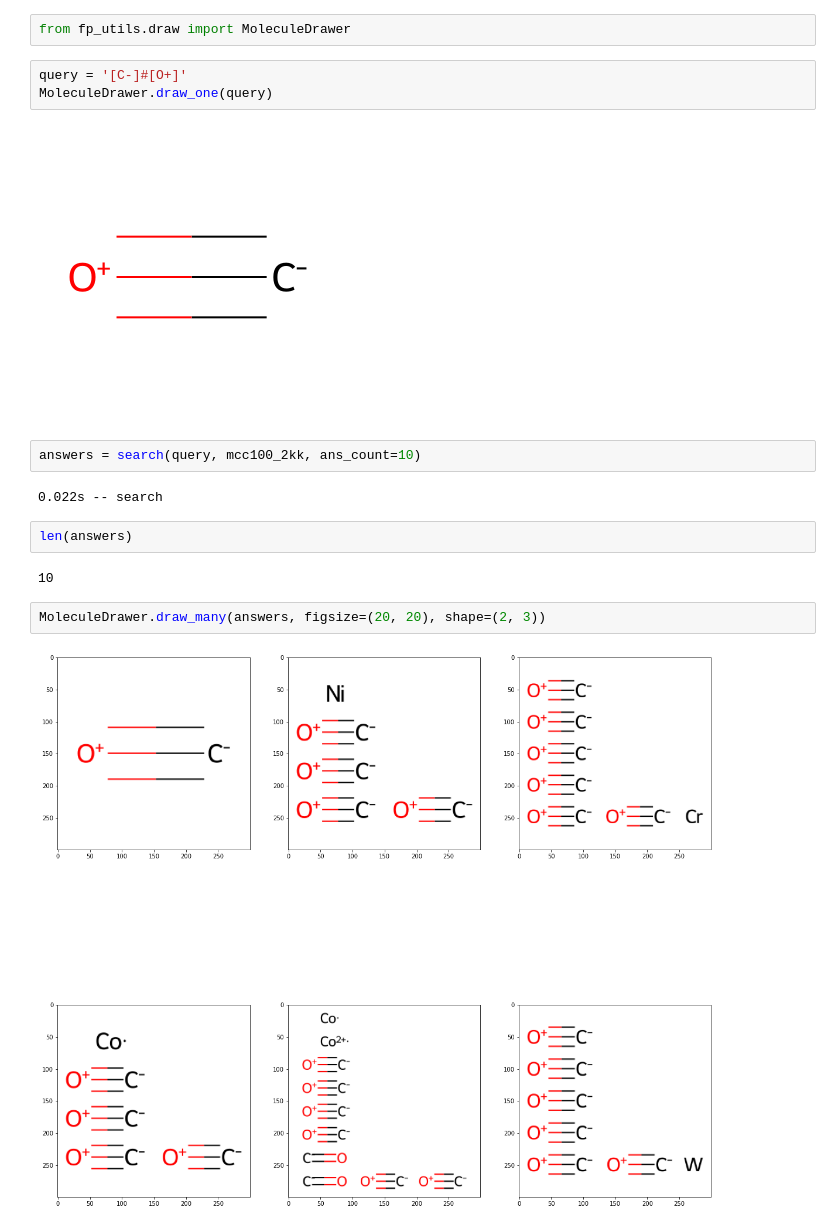
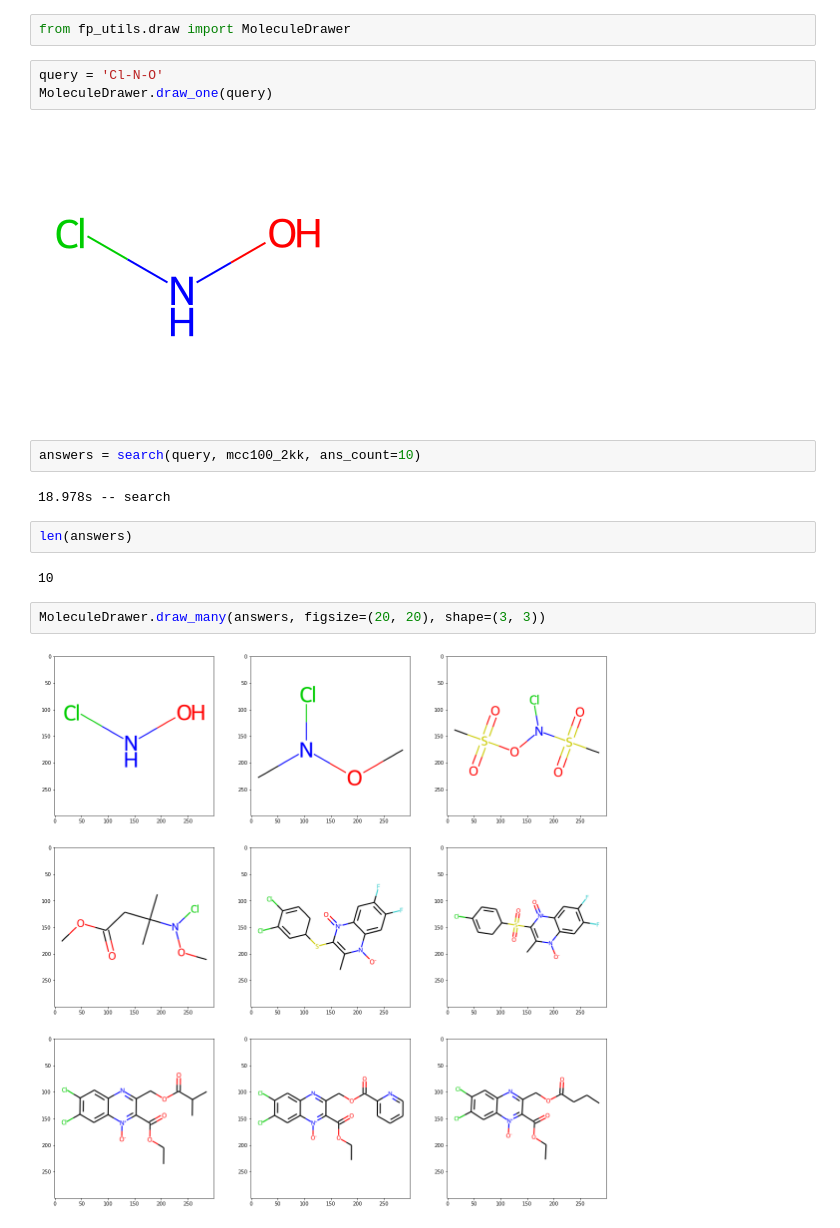
Before and after one commit to quantori/qtr-fingerprint, a Jupyter notebook: notebooks/build_and_run_substructure_finder.ipynb, the cells around one changed output. Drawn from its saved outputs; the diff is of its cells as text.

```diff
--- a/notebooks/build_and_run_substructure_finder.ipynb
+++ b/notebooks/build_and_run_substructure_finder.ipynb
@@ -167,19 +113,19 @@ mcc100_2kk = ComplexFinder(Path('/home/Vsevolod.Vaskin/qtr-fingerprint/data/data
 # %%
 from fp_utils.draw import MoleculeDrawer
 # %%
-query = '[C-]#[O+]'
+query = 'Cl-N-O'
 MoleculeDrawer.draw_one(query)
 # %% [output]
-[figure, old version]
+[figure, new version]
 # %%
 answers = search(query, mcc100_2kk, ans_count=10)
 # %% [output]
-0.022s -- search
+18.978s -- search
 # %%
 len(answers)
 # %% [output]
 10
 # %%
-MoleculeDrawer.draw_many(answers, figsize=(20, 20), shape=(2, 3))
+MoleculeDrawer.draw_many(answers, figsize=(20, 20), shape=(3, 3))
 # %% [output]
-[figure, old version]
+[figure, new version]
```
Also changed, not shown: parts of 21 cells of this notebook, 4 other files.
